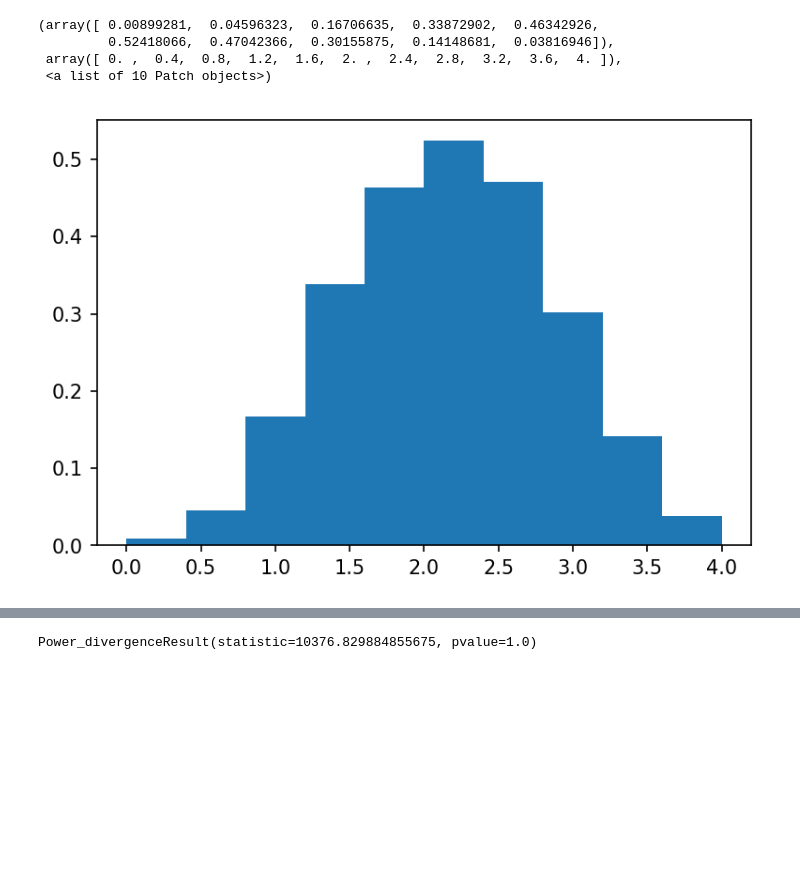
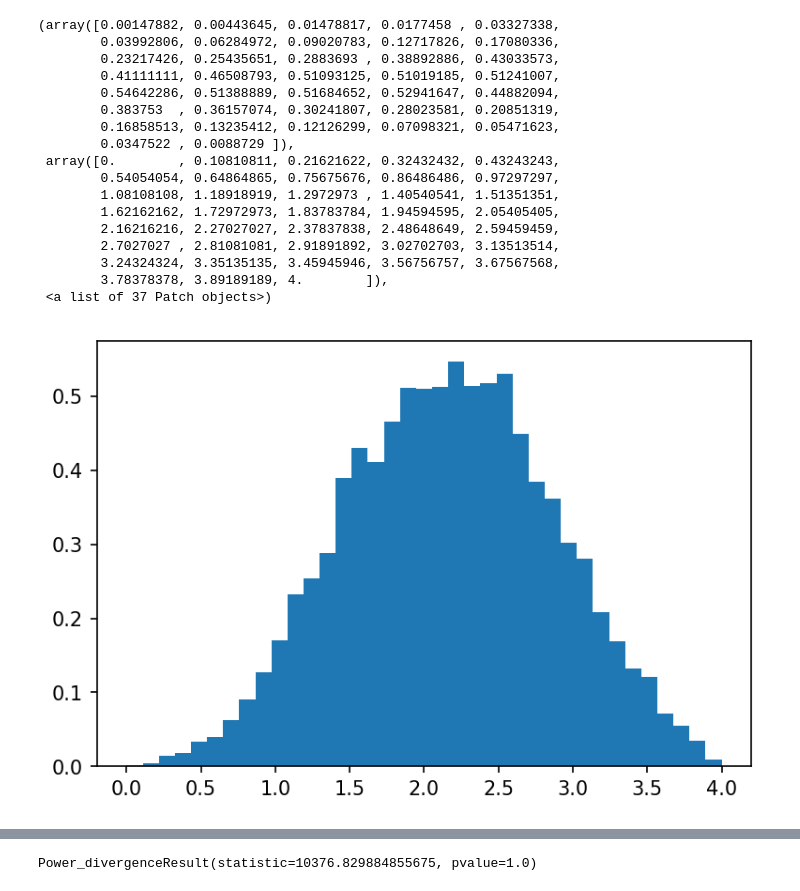
Before and after one commit to myjupyter/MS_SEM, a Jupyter notebook: RK2.ipynb, the cells around one changed output, grey strips where cells are left out. Cells and saved outputs as stored; diff of their text form; code cells hidden in the pictures; blank space fills up the shorter version.

```diff
--- a/RK2.ipynb
+++ b/RK2.ipynb
@@ -7,6 +7,7 @@ from scipy.stats import norm
 import  scipy.stats as stat
 
 XY = pd.read_table('Vect6017XY.dat', delimiter='    ', names = ['X','Y'])
+big_fig = lambda x: int(np.sqrt(len(x))/3)
 # %%
 plt.figure(dpi = 150)
 plt.plot(XY['X'],XY['Y'],'o', markersize = 0.5)
@@ -80,11 +99,24 @@ plt.show()
 # %%
 plt.figure(dpi = 150)
-plt.hist(XY['X'], normed=True)
+plt.hist(XY['X'], bins=big_fig(XY['X']), normed=True)
 # %% [output]
-(array([ 0.00899281,  0.04596323,  0.16706635,  0.33872902,  0.46342926,
-         0.52418066,  0.47042366,  0.30155875,  0.14148681,  0.03816946]),
- array([ 0. ,  0.4,  0.8,  1.2,  1.6,  2. ,  2.4,  2.8,  3.2,  3.6,  4. ]),
- <a list of 10 Patch objects>)
+(array([0.00147882, 0.00443645, 0.01478817, 0.0177458 , 0.03327338,
+        0.03992806, 0.06284972, 0.09020783, 0.12717826, 0.17080336,
+        0.23217426, 0.25435651, 0.2883693 , 0.38892886, 0.43033573,
+        0.41111111, 0.46508793, 0.51093125, 0.51019185, 0.51241007,
+        0.54642286, 0.51388889, 0.51684652, 0.52941647, 0.44882094,
+        0.383753  , 0.36157074, 0.30241807, 0.28023581, 0.20851319,
+        0.16858513, 0.13235412, 0.12126299, 0.07098321, 0.05471623,
+        0.0347522 , 0.0088729 ]),
+ array([0.        , 0.10810811, 0.21621622, 0.32432432, 0.43243243,
+        0.54054054, 0.64864865, 0.75675676, 0.86486486, 0.97297297,
+        1.08108108, 1.18918919, 1.2972973 , 1.40540541, 1.51351351,
+        1.62162162, 1.72972973, 1.83783784, 1.94594595, 2.05405405,
+        2.16216216, 2.27027027, 2.37837838, 2.48648649, 2.59459459,
+        2.7027027 , 2.81081081, 2.91891892, 3.02702703, 3.13513514,
+        3.24324324, 3.35135135, 3.45945946, 3.56756757, 3.67567568,
+        3.78378378, 3.89189189, 4.        ]),
+ <a list of 37 Patch objects>)
-[figure, old version]
+[figure, new version]
 # %%
 n_E = np.array(XY['X']) - XX
```
Also changed, not shown: parts of 18 cells of this notebook.
